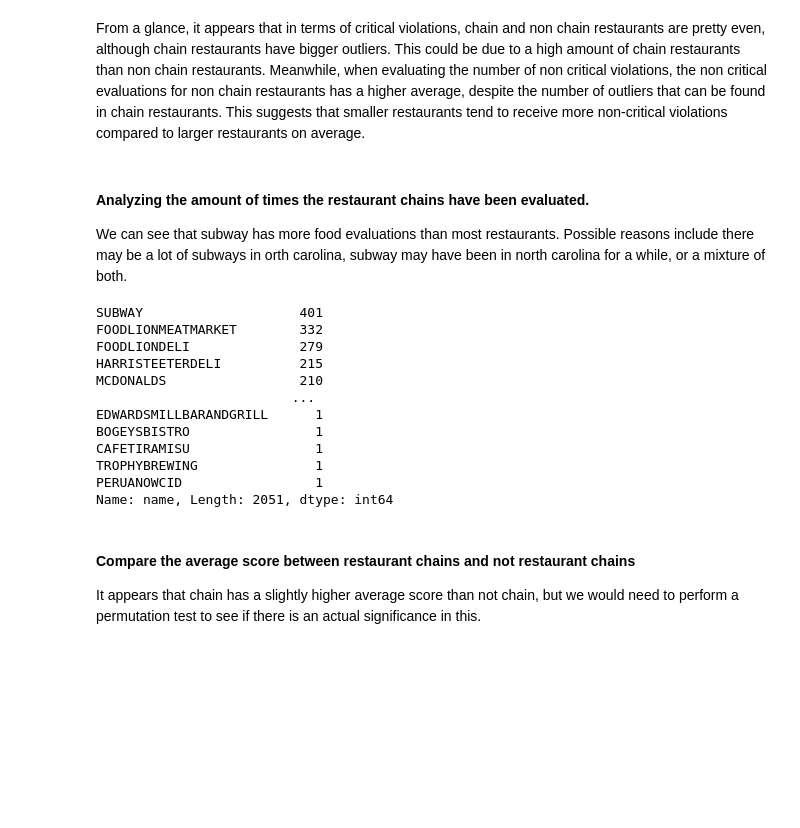
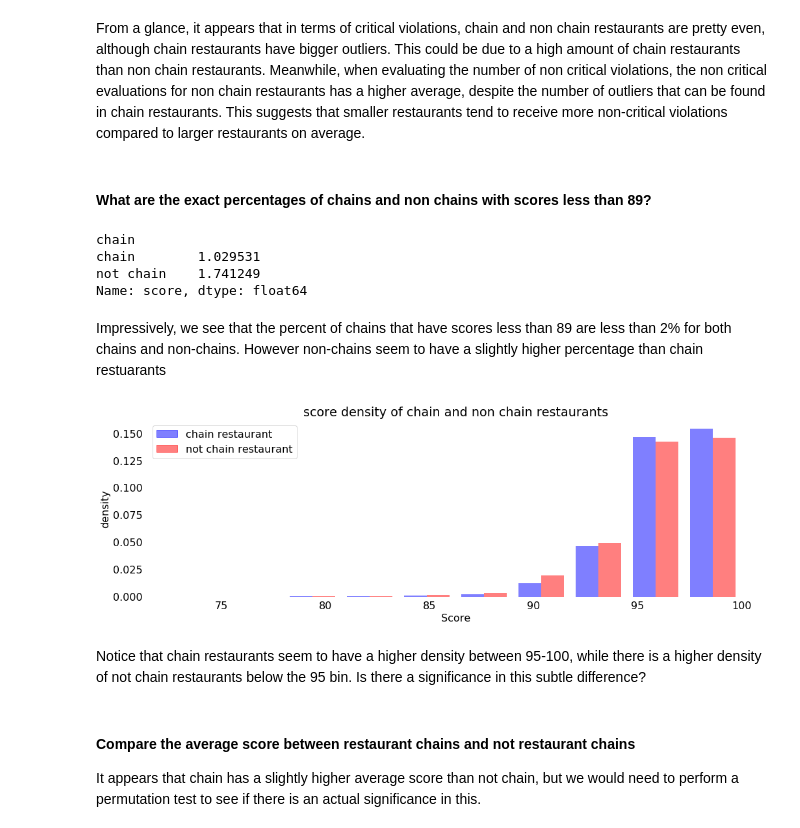
Before and after one commit to COGS108/individual_sp20, a Jupyter notebook: final_project/FinalProject_maderlime.ipynb, the cells around one changed output. Cells and saved outputs as stored; diff of their text form; code cells hidden in the pictures; blank space fills up the shorter version.

```diff
--- a/final_project/FinalProject_maderlime.ipynb
+++ b/final_project/FinalProject_maderlime.ipynb
@@ -269,23 +350,34 @@ fig.tight_layout(pad = 2)
 # %% [markdown]
 From a glance, it appears that in terms of critical violations, chain and non chain restaurants are pretty even, although chain restaurants have bigger outliers. This could be due to a high amount of chain restaurants than non chain restaurants. Meanwhile, when evaluating the number of non critical violations, the non critical evaluations for non chain restaurants has a higher average, despite the number of outliers that can be found in chain restaurants. This suggests that smaller restaurants tend to receive more non-critical violations compared to larger restaurants on average.
-# %% [markdown]
-<h4>Analyzing the amount of times the restaurant chains have been evaluated. </h4>
-We can see that subway has more food evaluations than most restaurants. Possible reasons include there may be a lot of subways in orth carolina, subway may have been in north carolina for a while, or a mixture of both.
-# %%
-newinspectionsdf['name'].value_counts()
-# %% [output]
-SUBWAY                    401
-FOODLIONMEATMARKET        332
-FOODLIONDELI              279
-HARRISTEETERDELI          215
-MCDONALDS                 210
-                         ...
-EDWARDSMILLBARANDGRILL      1
-BOGEYSBISTRO                1
-CAFETIRAMISU                1
-TROPHYBREWING               1
-PERUANOWCID                 1
-Name: name, Length: 2051, dtype: int64
+# %% [markdown]
+<h4>What are the exact percentages of chains and non chains with scores less than 89? </h4>
+# %%
+num_less_than_89 = newinspectionsdf[newinspectionsdf["score"]< 89].groupby("chain").count()['score']
+total = newinspectionsdf.groupby("chain").count()['score']
+(num_less_than_89/total)*100
+# %% [output]
+chain
+chain        1.029531
+not chain    1.741249
+Name: score, dtype: float64
+# %% [markdown]
+Impressively, we see that the percent of chains that have scores less than 89 are less than 2% for both chains and non-chains. However non-chains seem to have a slightly higher percentage than chain restuarants
+# %%
+# plt.hist(newinspectionsdf[newinspectionsdf['score']], color = 'red', alpha = .5)
+x = newinspectionsdf[newinspectionsdf['chain'] == 'chain']['score']
+y = newinspectionsdf[newinspectionsdf['chain'] == 'not chain']['score']
+plt.hist([x, y], color = ['blue', 'red'], alpha = .5, density='mean')
+red_patch = mpatches.Patch(color='blue', label='chain restaurant', alpha = .5)
+blue_patch = mpatches.Patch(color='red', label='not chain restaurant', alpha = .5)
+plt.legend(handles=[red_patch, blue_patch])
+plt.title("score density of chain and non chain restaurants")
+plt.xlabel("Score")
+plt.ylabel("density")
+plt.show()
+# %% [output]
+[figure, added]
+# %% [markdown]
+Notice that chain restaurants seem to have a higher density between 95-100, while there is a higher density of not chain restaurants below the 95 bin. Is there a significance in this subtle difference?
 # %% [markdown]
 <h4>Compare the average score between restaurant chains and not restaurant chains</h4>
 It appears that chain has a slightly higher average score than not chain, but we would need to perform a permutation test to see if there is an actual significance in this.
```
Also changed, not shown: parts of 24 cells of this notebook.
